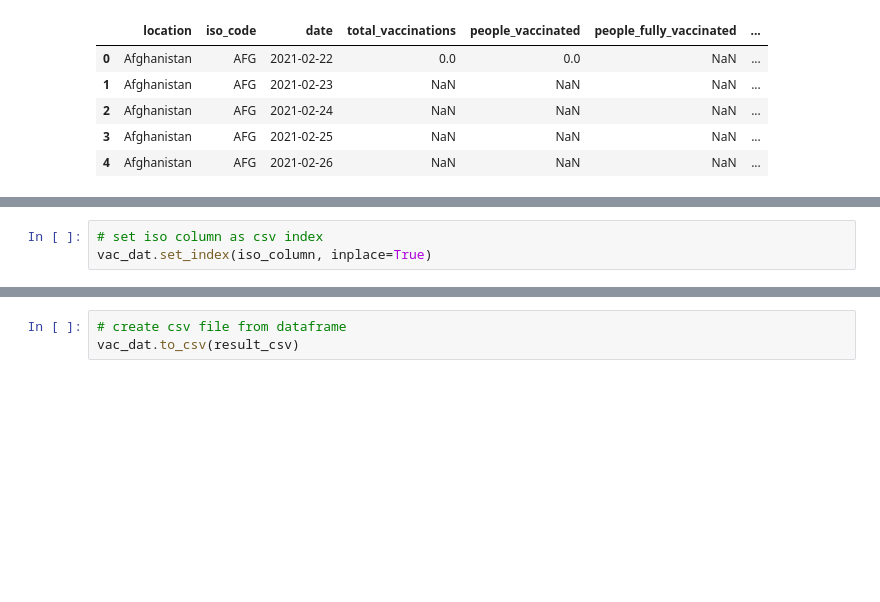
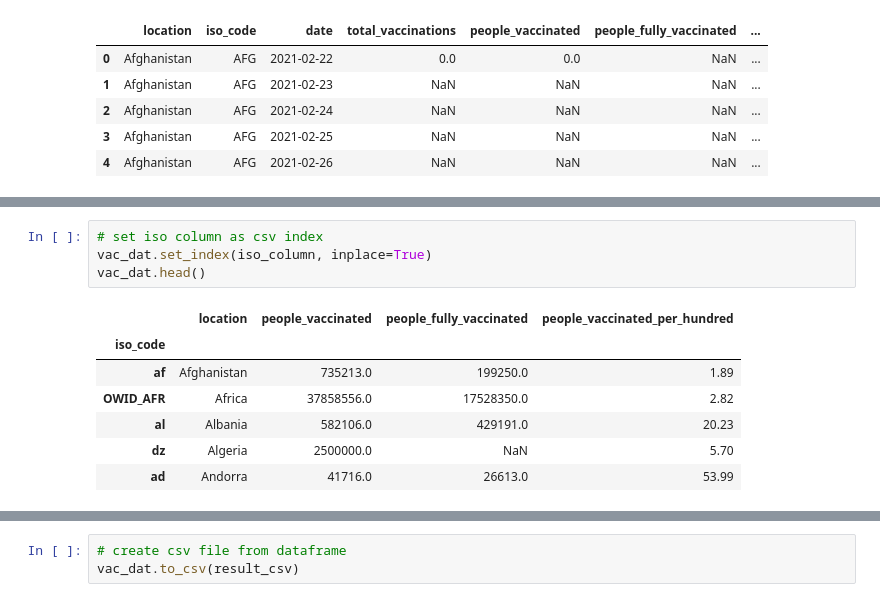
Before and after one commit to Manuel-Pickl/COVID-19-Vaccination, a Jupyter notebook: notebooks/vaccination.ipynb, the cells around one changed output, grey strips where cells are left out. Saved outputs shown, nothing was run; the diff lists cells and outputs as text; blank space fills up the shorter version.

```diff
--- a/notebooks/vaccination.ipynb
+++ b/notebooks/vaccination.ipynb
@@ -85,3 +87,12 @@ vac_dat.head()
 # %%
 # set iso column as csv index
 vac_dat.set_index(iso_column, inplace=True)
+vac_dat.head()
+# %% [output]
+|  | location | people_vaccinated | people_fully_vaccinated | people_vaccinated_per_hundred |
+| iso_code |  |  |  |  |
+| af | Afghanistan | 735213.0 | 199250.0 | 1.89 |
+| OWID_AFR | Africa | 37858556.0 | 17528350.0 | 2.82 |
+| al | Albania | 582106.0 | 429191.0 | 20.23 |
+| dz | Algeria | 2500000.0 | NaN | 5.70 |
+| ad | Andorra | 41716.0 | 26613.0 | 53.99 |
```
Also changed, not shown: parts of 6 cells of this notebook, 4 other files.
